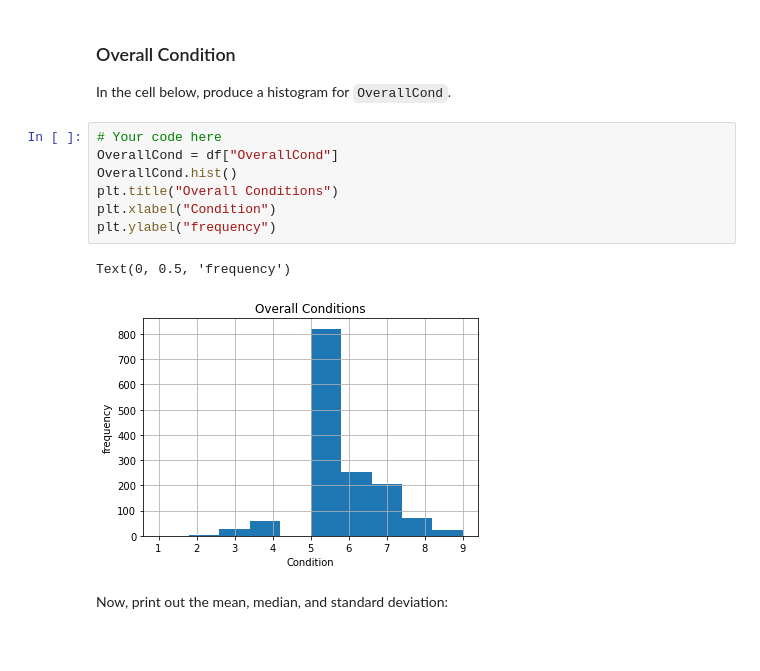
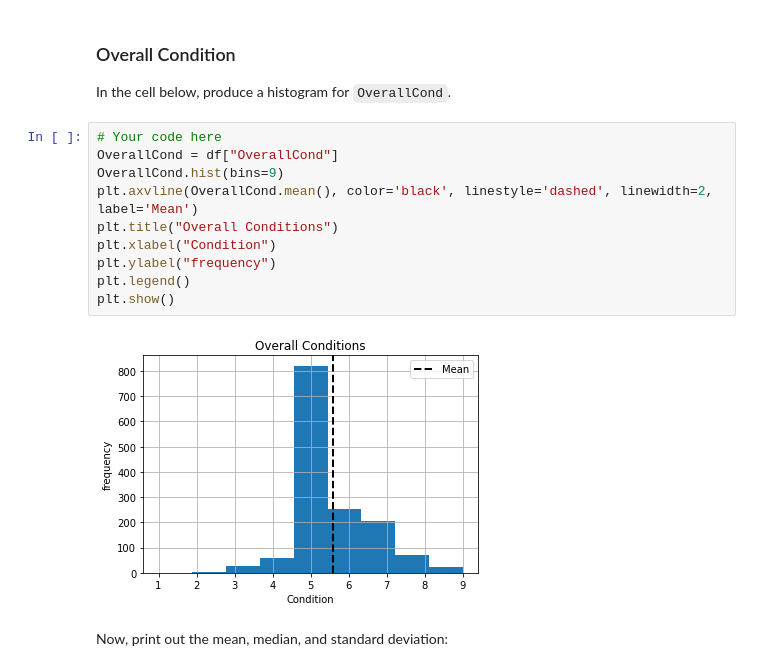
Before and after one commit to chogevic/dsc-pandas-eda-lab, a Jupyter notebook: index.ipynb, the cells around one changed output. Drawn from its saved outputs; the diff is of its cells as text; blank space fills up the shorter version.

```diff
--- a/index.ipynb
+++ b/index.ipynb
@@ -234,13 +241,15 @@ In the cell below, produce a histogram for `OverallCond`.
 # %%
 # Your code here
 OverallCond = df["OverallCond"]
-OverallCond.hist()
+OverallCond.hist(bins=9)
+plt.axvline(OverallCond.mean(), color='black', linestyle='dashed', linewidth=2, label='Mean')
 plt.title("Overall Conditions")
 plt.xlabel("Condition")
 plt.ylabel("frequency")
+plt.legend()
+plt.show()
 # %% [output]
-Text(0, 0.5, 'frequency')
-[figure, old version]
+[figure, new version]
 # %% [markdown]
 Now, print out the mean, median, and standard deviation:
 # %%
```
Also changed, not shown: parts of 18 cells of this notebook.
